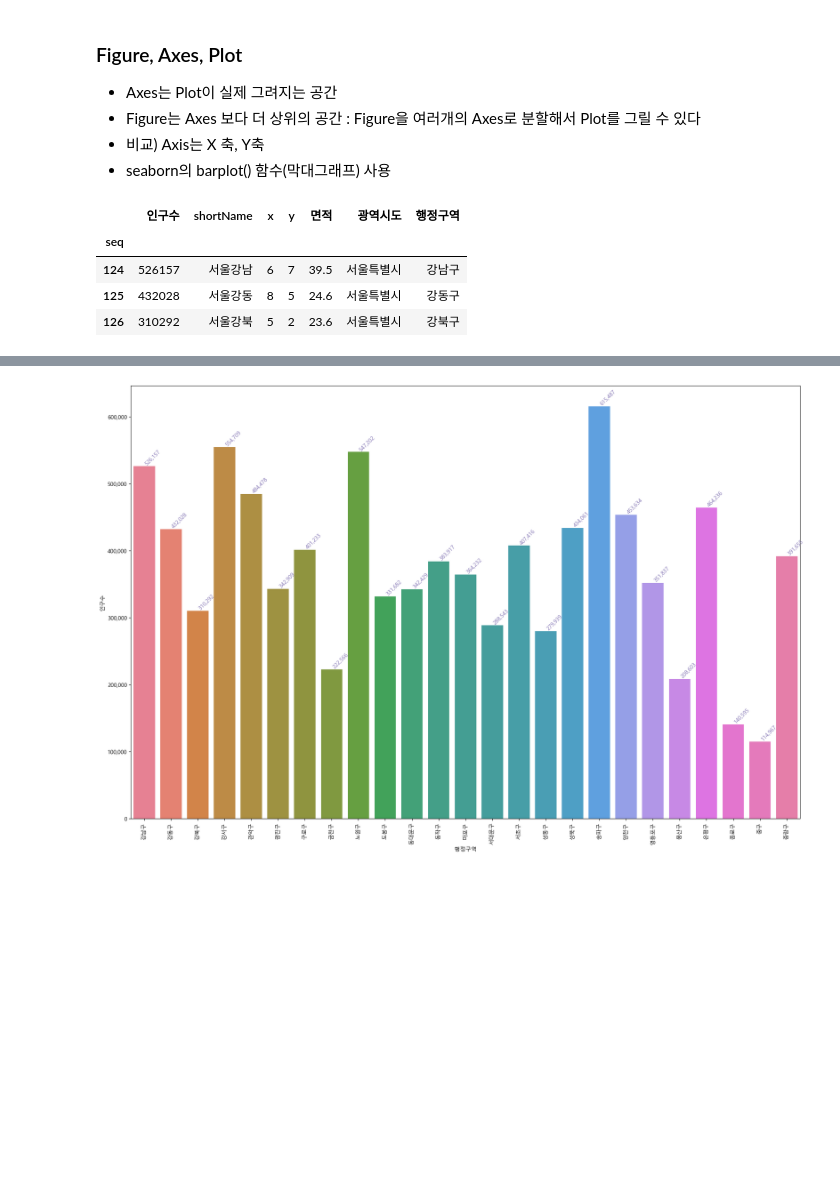
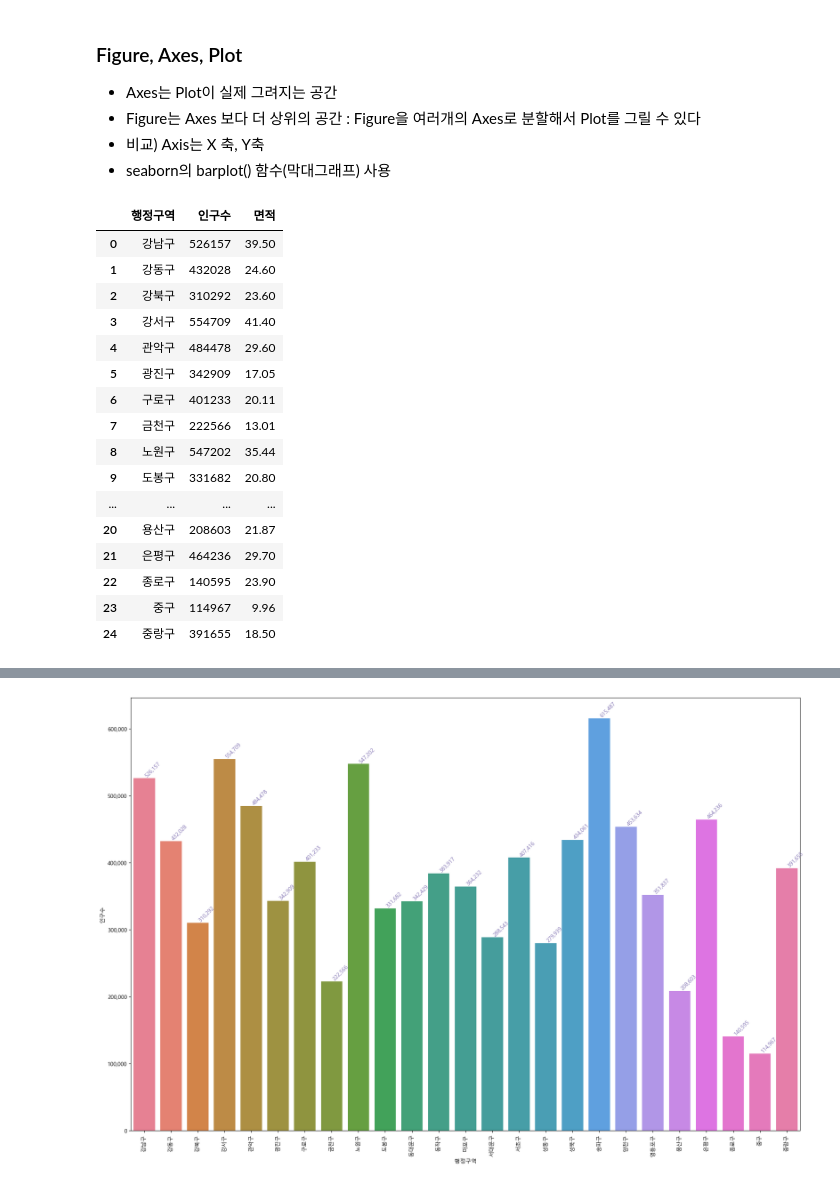
Before and after one commit to JangSeonguk1011/Python_Webscraping_Analysis, a Jupyter notebook: 03.행정구역정보_분석과시각화.ipynb, the cells around one changed output, grey strips where cells are left out. Saved outputs shown, nothing was run; the diff lists cells and outputs as text; code cells hidden in the pictures; blank space fills up the shorter version.

```diff
--- a/03.행정구역정보_분석과시각화.ipynb
+++ b/03.행정구역정보_분석과시각화.ipynb
@@ -990,11 +1016,25 @@ Malgun Gothic
 * 비교) Axis는 X 축, Y축
 * seaborn의 barplot() 함수(막대그래프) 사용
 # %%
+seoul_df = data.loc[data['광역시도'] == '서울특별시', ['행정구역','인구수','면적']].reset_index(drop=True)
+seoul_df
 # %% [output]
-|  | 인구수 | shortName | x | y | 면적 | 광역시도 | 행정구역 |
-| seq |  |  |  |  |  |  |  |
-| 124 | 526157 | 서울강남 | 6 | 7 | 39.5 | 서울특별시 | 강남구 |
-| 125 | 432028 | 서울강동 | 8 | 5 | 24.6 | 서울특별시 | 강동구 |
-| 126 | 310292 | 서울강북 | 5 | 2 | 23.6 | 서울특별시 | 강북구 |
+|  | 행정구역 | 인구수 | 면적 |
+| 0 | 강남구 | 526157 | 39.50 |
+| 1 | 강동구 | 432028 | 24.60 |
+| 2 | 강북구 | 310292 | 23.60 |
+| 3 | 강서구 | 554709 | 41.40 |
+| 4 | 관악구 | 484478 | 29.60 |
+| 5 | 광진구 | 342909 | 17.05 |
+| 6 | 구로구 | 401233 | 20.11 |
+| 7 | 금천구 | 222566 | 13.01 |
+| 8 | 노원구 | 547202 | 35.44 |
+| 9 | 도봉구 | 331682 | 20.80 |
+| ... | ... | ... | ... |
+| 20 | 용산구 | 208603 | 21.87 |
+| 21 | 은평구 | 464236 | 29.70 |
+| 22 | 종로구 | 140595 | 23.90 |
+| 23 | 중구 | 114967 | 9.96 |
+| 24 | 중랑구 | 391655 | 18.50 |
 # %%
 # subplots() 함수를 사용하여 axes 객체를 생성하기
```
Also changed, not shown: parts of 15 cells of this notebook, 11 other files.
